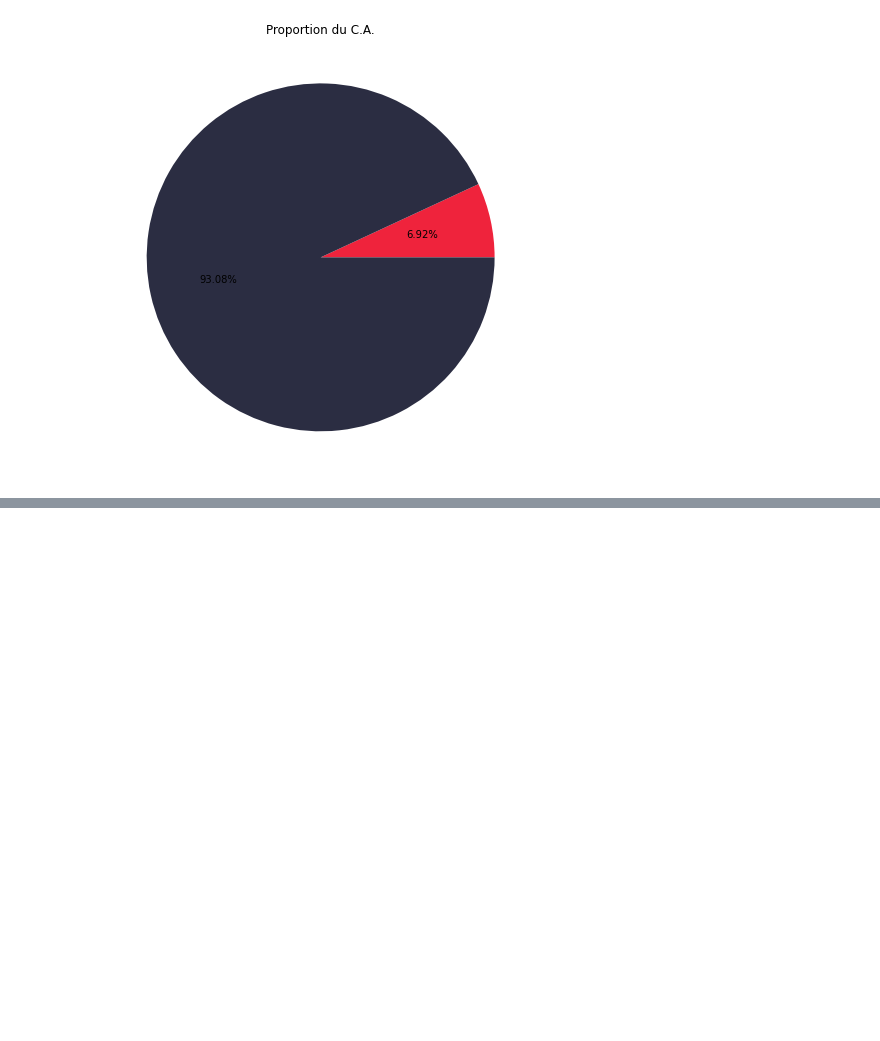
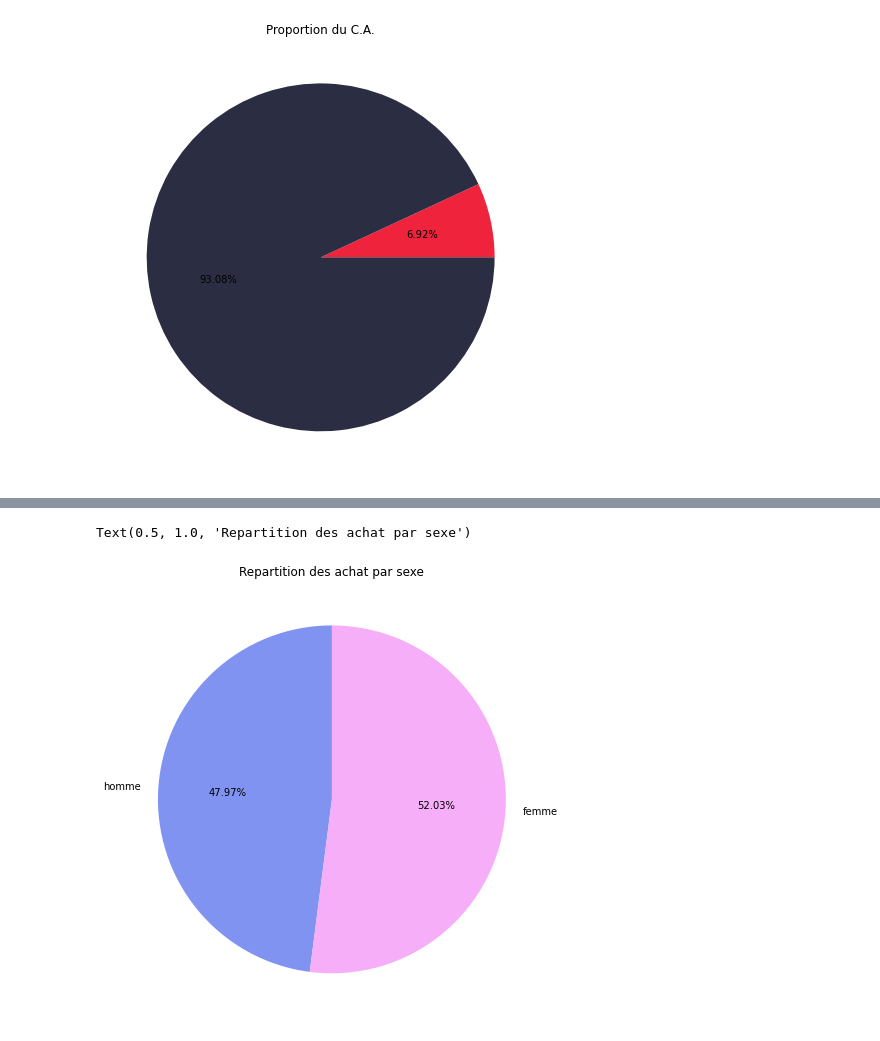
Before and after one commit to Valeeew/Analyze-bookstore-sales, a Jupyter notebook: Turnover_analyze.ipynb, the cells around one changed output, grey strips where cells are left out. Cells and saved outputs as stored; diff of their text form; code cells hidden in the pictures; blank space fills up the shorter version.

```diff
--- a/Turnover_analyze.ipynb
+++ b/Turnover_analyze.ipynb
@@ -214,0 +232,11 @@ Text(0.5, 1.0, 'Proportion du C.A.')
+# %%
+dfc = df[(df.client_id.isin(["c_1609","c_3454","c_4958","c_6714"]))==False]
+h = dfc.loc[df["sex"]=="m"]
+f = dfc.loc[df["sex"]=="f"]
+# %%
+plt.figure(figsize=[8,8])
+plt.pie([h.sex.value_counts(),f.sex.value_counts()],colors=["#8093f1","#f7aef8"], autopct= pct, startangle=90, labels=["homme","femme"])
+plt.title("Repartition des achat par sexe")
+# %% [output]
+Text(0.5, 1.0, 'Repartition des achat par sexe')
+[figure, added]
```
Also changed, not shown: parts of 8 cells of this notebook.
